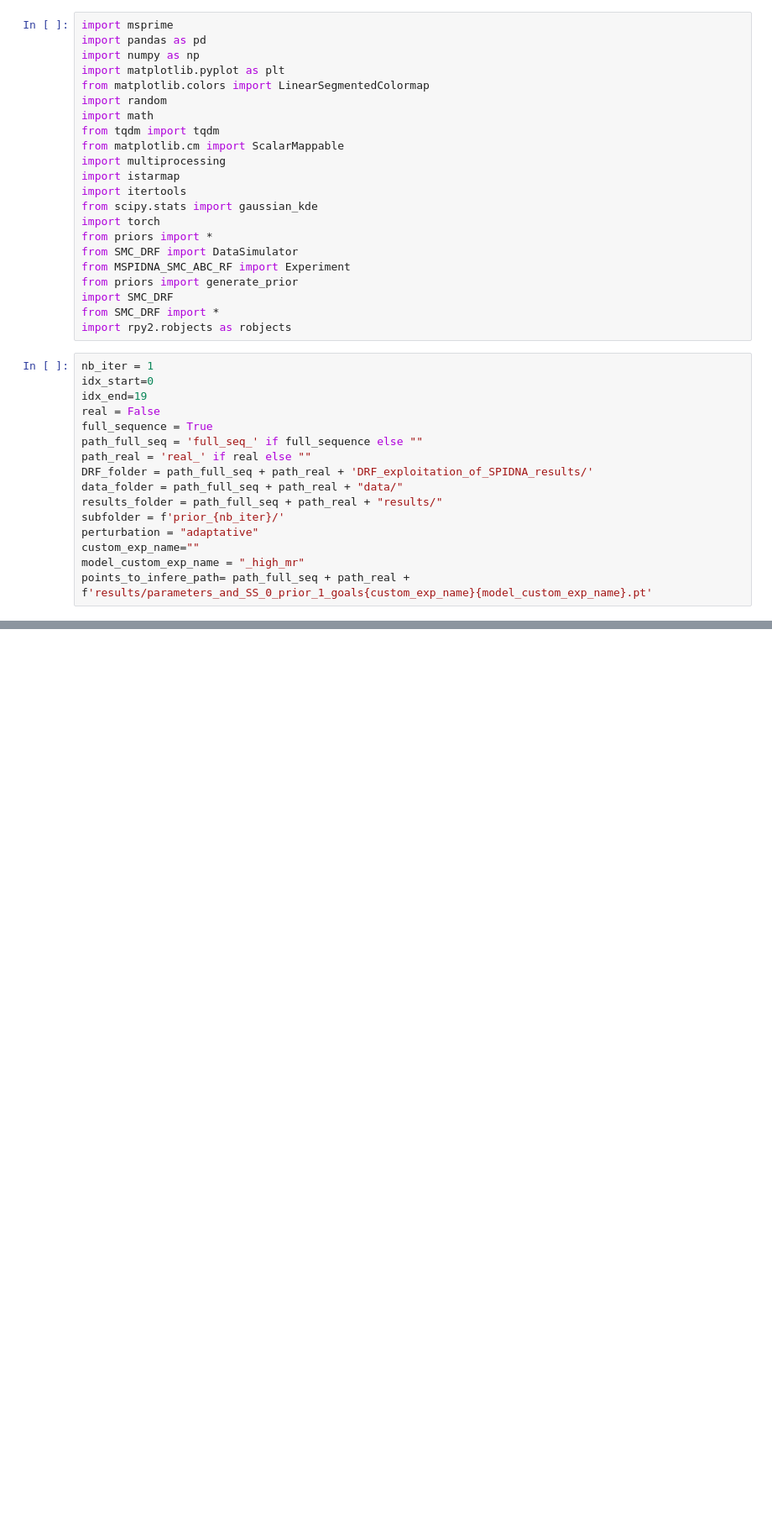
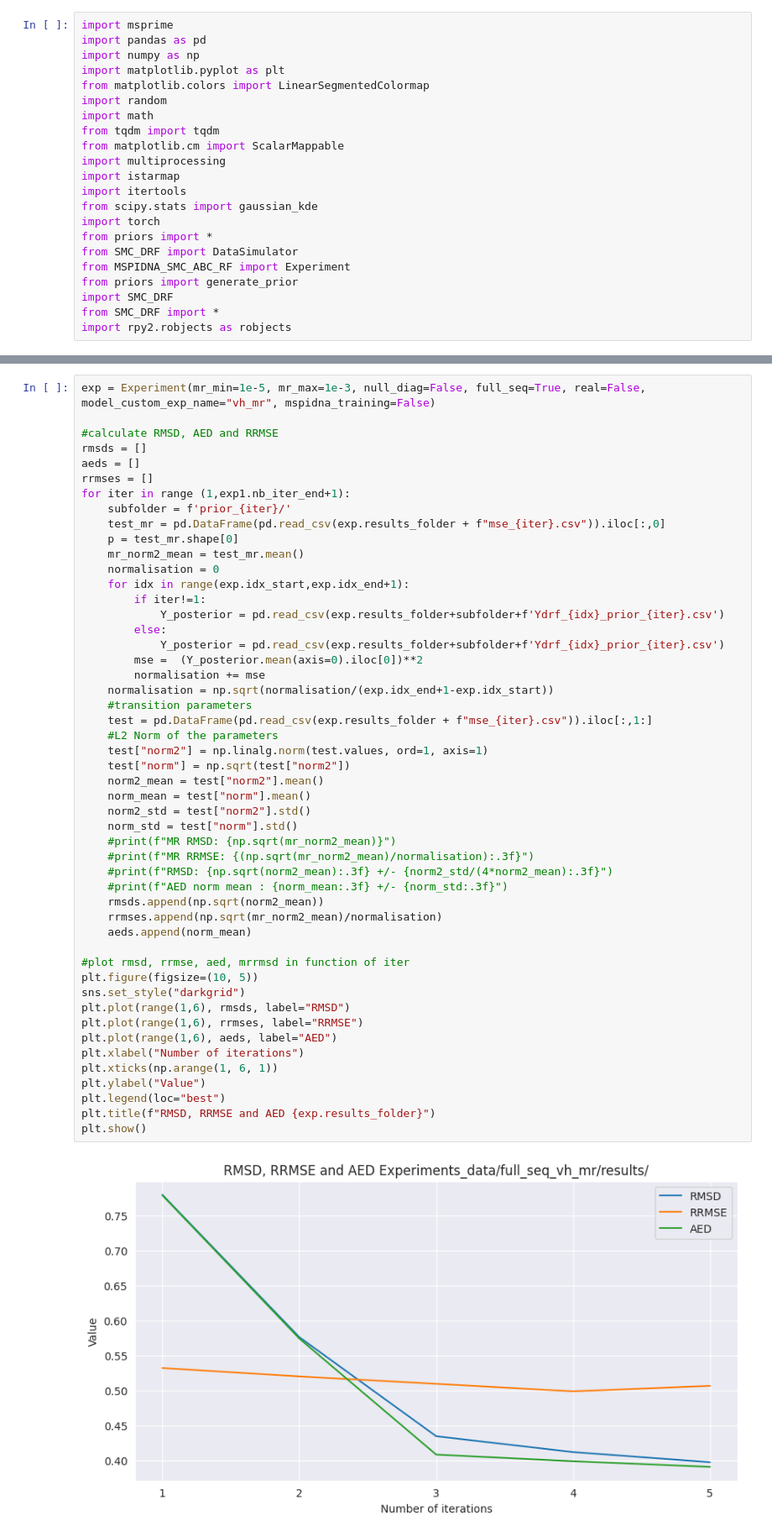
Before and after one commit to mohammed-yassinehabibi/MSPIDNA-SMC-ABC-RF, a Jupyter notebook: results_analysis.ipynb, the cells around one changed output, grey strips where cells are left out. Shown at 84% size. Saved outputs shown, nothing was run; the diff lists cells and outputs as text; blank space fills up the shorter version.

Commit message:
trained_MSPIDNA_and_code

```diff
--- a/results_analysis.ipynb
+++ b/results_analysis.ipynb
@@ -22,19 +20,3 @@ from priors import generate_prior
 import SMC_DRF
 from SMC_DRF import *
 import rpy2.robjects as robjects
-# %%
-nb_iter = 1
-idx_start=0
-idx_end=19
-real = False
-full_sequence = True
-path_full_seq = 'full_seq_' if full_sequence else ""
-path_real = 'real_' if real else ""
-DRF_folder = path_full_seq + path_real + 'DRF_exploitation_of_SPIDNA_results/'
-data_folder = path_full_seq + path_real + "data/"
-results_folder = path_full_seq + path_real + "results/"
-subfolder = f'prior_{nb_iter}/'
-perturbation = "adaptative"
-custom_exp_name=""
-model_custom_exp_name = "_high_mr"
-points_to_infere_path= path_full_seq + path_real + f'results/parameters_and_SS_0_prior_1_goals{custom_exp_name}{model_custom_exp_name}.pt'
@@ -41 +100,53 @@ points_to_infere_path= path_full_seq + path_real + f'results/parameters_and_SS_0
+# %%
+exp = Experiment(mr_min=1e-5, mr_max=1e-3, null_diag=False, full_seq=True, real=False, model_custom_exp_name="vh_mr", mspidna_training=False)
+
+#calculate RMSD, AED and RRMSE
+rmsds = []
+aeds = []
+rrmses = []
+for iter in range (1,exp1.nb_iter_end+1):
+    subfolder = f'prior_{iter}/'
+    test_mr = pd.DataFrame(pd.read_csv(exp.results_folder + f"mse_{iter}.csv")).iloc[:,0]
+    p = test_mr.shape[0]
+    mr_norm2_mean = test_mr.mean()
+    normalisation = 0
+    for idx in range(exp.idx_start,exp.idx_end+1):
+        if iter!=1:
+            Y_posterior = pd.read_csv(exp.results_folder+subfolder+f'Ydrf_{idx}_prior_{iter}.csv')
+        else:
+            Y_posterior = pd.read_csv(exp.results_folder+subfolder+f'Ydrf_{idx}_prior_{iter}.csv')
+        mse =  (Y_posterior.mean(axis=0).iloc[0])**2
+        normalisation += mse
+    normalisation = np.sqrt(normalisation/(exp.idx_end+1-exp.idx_start))
+    #transition parameters
+    test = pd.DataFrame(pd.read_csv(exp.results_folder + f"mse_{iter}.csv")).iloc[:,1:]
+    #L2 Norm of the parameters
+    test["norm2"] = np.linalg.norm(test.values, ord=1, axis=1)
+    test["norm"] = np.sqrt(test["norm2"])
+    norm2_mean = test["norm2"].mean()
+    norm_mean = test["norm"].mean()
+    norm2_std = test["norm2"].std()
+    norm_std = test["norm"].std()
+    #print(f"MR RMSD: {np.sqrt(mr_norm2_mean)}")
+    #print(f"MR RRMSE: {(np.sqrt(mr_norm2_mean)/normalisation):.3f}")
+    #print(f"RMSD: {np.sqrt(norm2_mean):.3f} +/- {norm2_std/(4*norm2_mean):.3f}")
+    #print(f"AED norm mean : {norm_mean:.3f} +/- {norm_std:.3f}")
+    rmsds.append(np.sqrt(norm2_mean))
+    rrmses.append(np.sqrt(mr_norm2_mean)/normalisation)
+    aeds.append(norm_mean)
+
+#plot rmsd, rrmse, aed, mrrmsd in function of iter
+plt.figure(figsize=(10, 5))
+sns.set_style("darkgrid")
+plt.plot(range(1,6), rmsds, label="RMSD")
+plt.plot(range(1,6), rrmses, label="RRMSE")
+plt.plot(range(1,6), aeds, label="AED")
+plt.xlabel("Number of iterations")
+plt.xticks(np.arange(1, 6, 1))
+plt.ylabel("Value")
+plt.legend(loc="best")
+plt.title(f"RMSD, RRMSE and AED {exp.results_folder}")
+plt.show()
+# %% [output]
+[figure, added]
 # %% [markdown]
```
Also changed, not shown: parts of 26 cells of this notebook, 39 other files.
